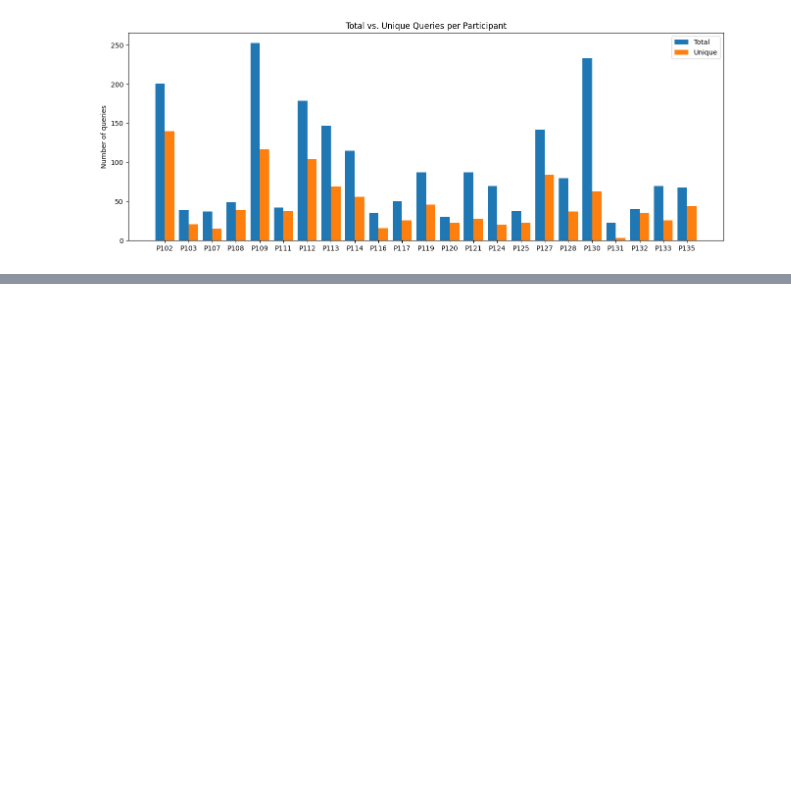
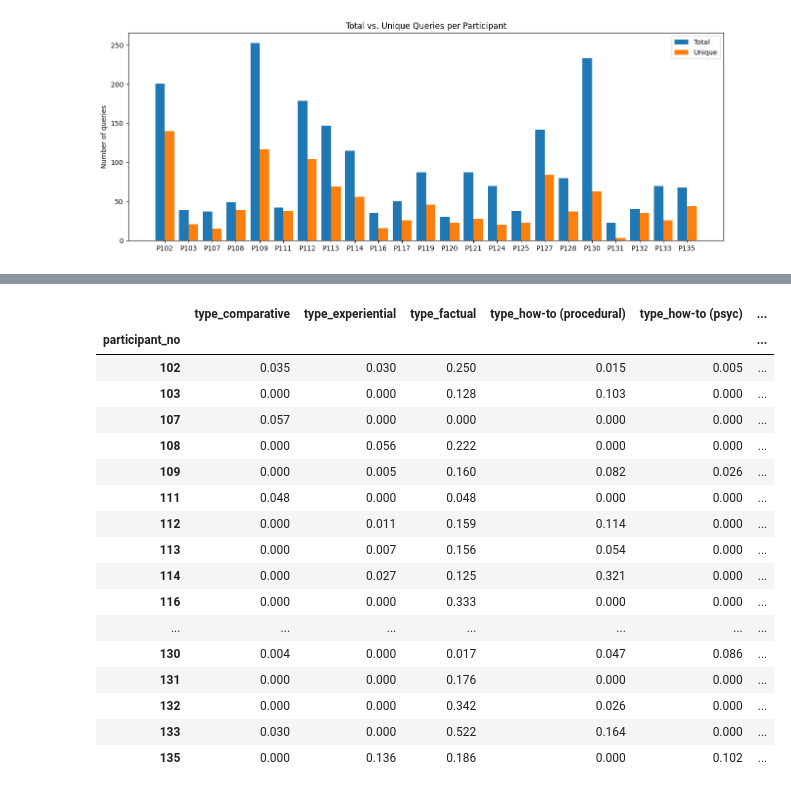
Before and after one commit to gaoxinc2/Search-to-Change, a Jupyter notebook: analysis/participant_analysis.ipynb, the cells around one changed output, grey strips where cells are left out. Cells and saved outputs as stored; diff of their text form; code cells hidden in the pictures; blank space fills up the shorter version.

```diff
--- a/analysis/participant_analysis.ipynb
+++ b/analysis/participant_analysis.ipynb
@@ -133,3 +149,28 @@ patterns_df
 | 132 | 0.000 | 0.000 | 0.342 | 0.026 | 0.000 | ... |
 | 133 | 0.030 | 0.000 | 0.522 | 0.164 | 0.000 | ... |
 | 135 | 0.000 | 0.136 | 0.186 | 0.000 | 0.102 | ... |
+# %%
+type_df = patterns_df.filter(like="type_")
+task_df = patterns_df.filter(like="task_")
+goal_df = patterns_df.filter(like="goal_")
+# %%
+type_df
+# %% [output]
+|  | type_comparative | type_experiential | type_factual | type_how-to (procedural) | type_how-to (psyc) | ... |
+| participant_no |  |  |  |  |  | ... |
+| 102 | 0.035 | 0.030 | 0.250 | 0.015 | 0.005 | ... |
+| 103 | 0.000 | 0.000 | 0.128 | 0.103 | 0.000 | ... |
+| 107 | 0.057 | 0.000 | 0.000 | 0.000 | 0.000 | ... |
+| 108 | 0.000 | 0.056 | 0.222 | 0.000 | 0.000 | ... |
+| 109 | 0.000 | 0.005 | 0.160 | 0.082 | 0.026 | ... |
+| 111 | 0.048 | 0.000 | 0.048 | 0.000 | 0.000 | ... |
+| 112 | 0.000 | 0.011 | 0.159 | 0.114 | 0.000 | ... |
+| 113 | 0.000 | 0.007 | 0.156 | 0.054 | 0.000 | ... |
+| 114 | 0.000 | 0.027 | 0.125 | 0.321 | 0.000 | ... |
+| 116 | 0.000 | 0.000 | 0.333 | 0.000 | 0.000 | ... |
+| ... | ... | ... | ... | ... | ... | ... |
+| 130 | 0.004 | 0.000 | 0.017 | 0.047 | 0.086 | ... |
+| 131 | 0.000 | 0.000 | 0.176 | 0.000 | 0.000 | ... |
+| 132 | 0.000 | 0.000 | 0.342 | 0.026 | 0.000 | ... |
+| 133 | 0.030 | 0.000 | 0.522 | 0.164 | 0.000 | ... |
+| 135 | 0.000 | 0.136 | 0.186 | 0.000 | 0.102 | ... |
```
Also changed, not shown: parts of 9 cells of this notebook.
